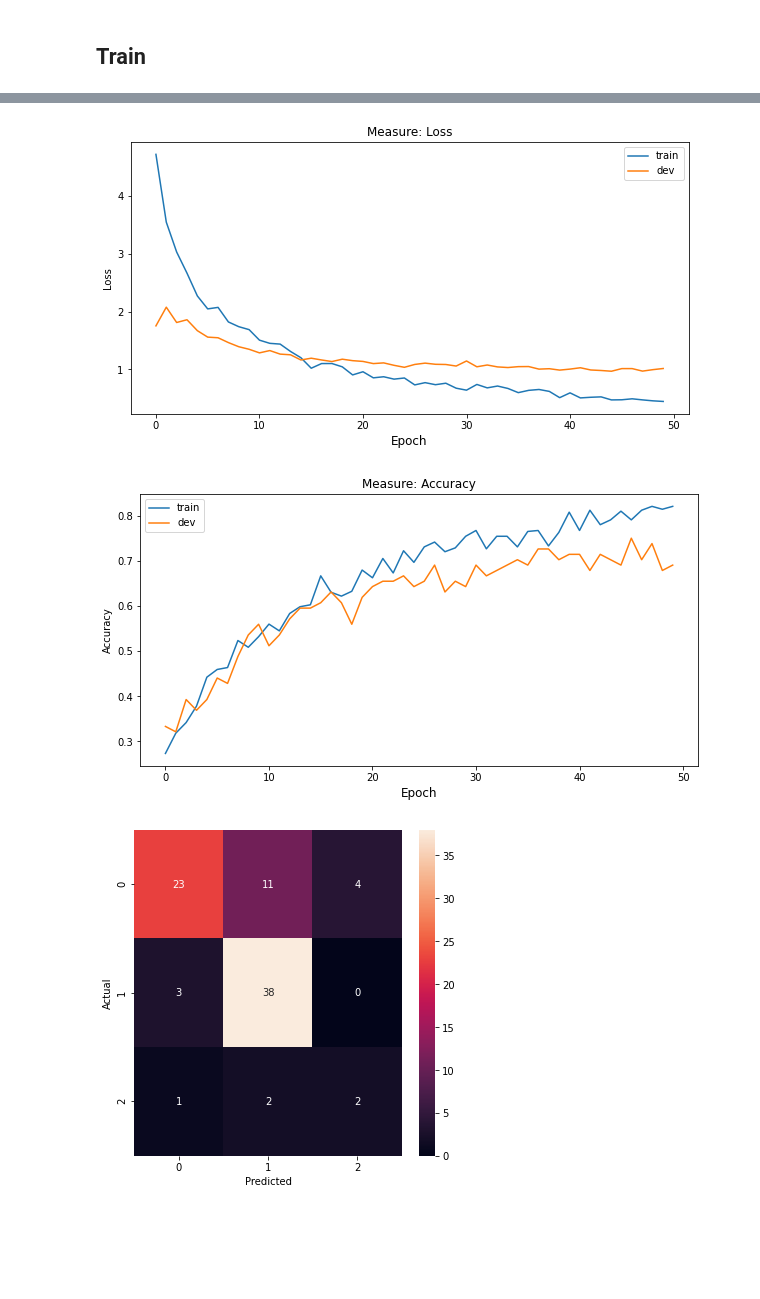
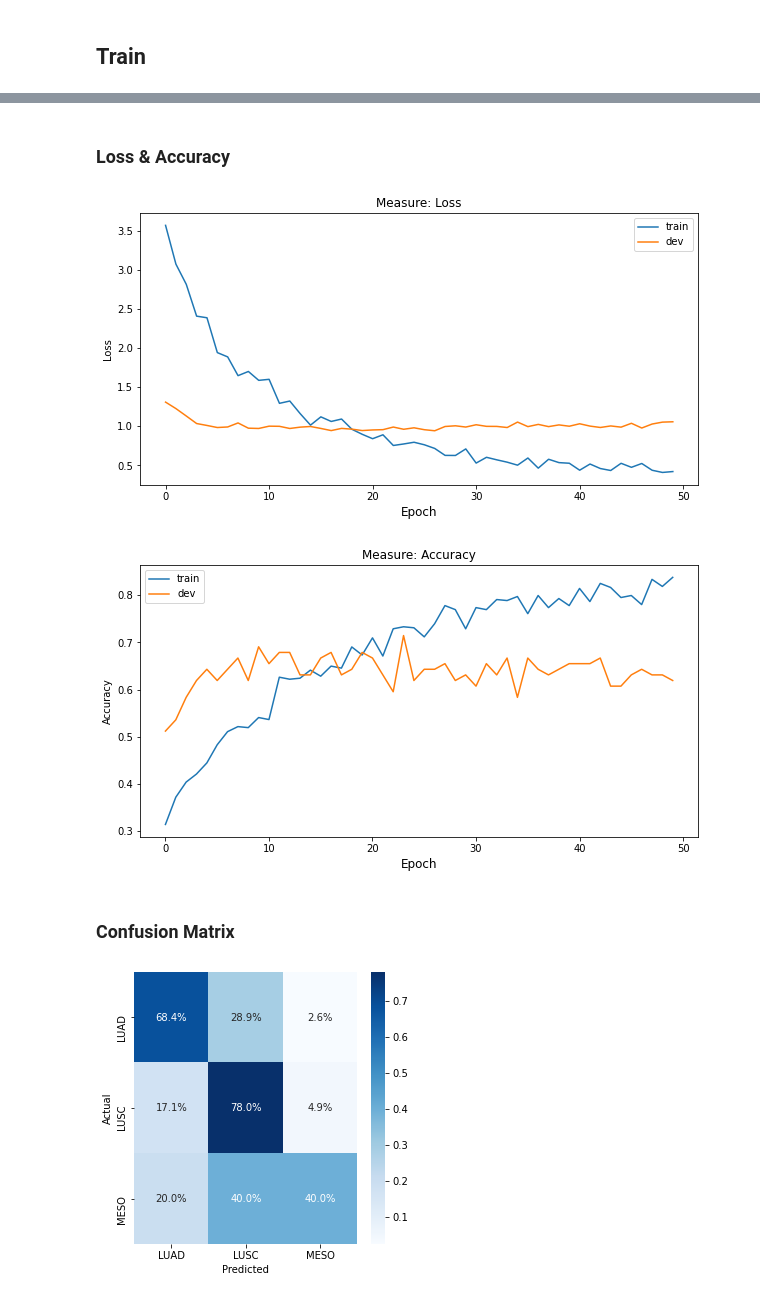
Before and after one commit to david-siqi-liu/histopathology-cancer-classification, a Jupyter notebook: deep-set-and-gnn-vote.ipynb, the cells around one changed output, grey strips where cells are left out. Drawn from its saved outputs; the diff is of its cells as text; code cells hidden in the pictures; blank space fills up the shorter version.

```diff
--- a/deep-set-and-gnn-vote.ipynb
+++ b/deep-set-and-gnn-vote.ipynb
@@ -148,10 +151,12 @@ def plot_statistics(measure, values):
     plt.legend(loc='best')
 # %%
 def plot_cm(labels, preds):
-    fig = plt.figure(figsize=(6, 6))
+    fig = plt.figure(figsize=(5, 5))
     cm = pd.crosstab(labels, preds,
-                     rownames=['Actual'], colnames=['Predicted'])
-    sns.heatmap(cm, annot=True)
+                     rownames=['Actual'], colnames=['Predicted'],
+                     normalize='index')
+    cm = cm.rename(index = {0:'LUAD', 1:'LUSC', 2:'MESO'}, columns = {0:'LUAD', 1:'LUSC', 2:'MESO'})
+    sns.heatmap(cm, annot=True,cmap='Blues', fmt=".1%")
     plt.show()
 # %% [markdown]
 ## Global
@@ -321,10 +326,7 @@ tensor([1, 2, 1, 2, 1, 0, 2, 1, 1, 1, 1, 0, 1, 1, 1, 0], device='cuda:0')
 class Dense(nn.Module):
   def __init__(self):
     super(Dense, self).__init__()
-    # self.fc1=nn.Linear(1024, 784)
-    # self.fc2=nn.Linear(784, 512)
-    self.fc3=nn.Linear(1024, 512)
-    # self.d=nn.Dropout(0.5)
+    self.fc1=nn.Linear(1024, 512)
 
   def forward(self, x, mask=None):
     # transform mask into (batch_size, num_patches, 1)
@@ -335,18 +337,7 @@ class Dense(nn.Module):
     mask = mask.unsqueeze(-1).double()
 
     # x is in shape (batch_size, num_patches, 1024)
-    # x = self.fc1(x)
-    # x = self.d(x)
-    # x = torch.relu(x)
-    # x = x * mask
-
-    # x = self.fc2(x)
-    # x = self.d(x)
-    # x = torch.relu(x)
-    # x = x * mask
-
-    x = self.fc3(x)
-    # x = self.d(x)
+    x = self.fc1(x)
     x = torch.tanh(x)
     x = x * mask
 
@@ -826,7 +814,7 @@ my_model = my_model.apply(weights_init)
 # %%
 set_seed(seed)
 
-my_model, best_epoch, losses, accuracies, best_dev_df = train(
+my_model, best_epoch, losses, accuracies, dev_df = train(
     model = my_model,
     device = device,
     train_dataloader = train_dataloader,
@@ -858,12 +855,16 @@ train Loss: 0.4470; Acc: 0.8205
+# %% [markdown]
+### Loss & Accuracy
 # %%
 plot_statistics('Loss', losses)
 # %% [output]
-[figure, old version]
+[figure, new version]
 # %%
 plot_statistics('Accuracy', accuracies)
 # %% [output]
-[figure, old version]
+[figure, new version]
+# %% [markdown]
+### Confusion Matrix
 # %%
-plot_cm(best_dev_df['label'], best_dev_df['pred'])
+plot_cm(dev_df['label'], dev_df['pred'])
 # %% [output]
-[figure, old version]
+[figure, new version]
```
Also changed, not shown: parts of 27 cells of this notebook.
